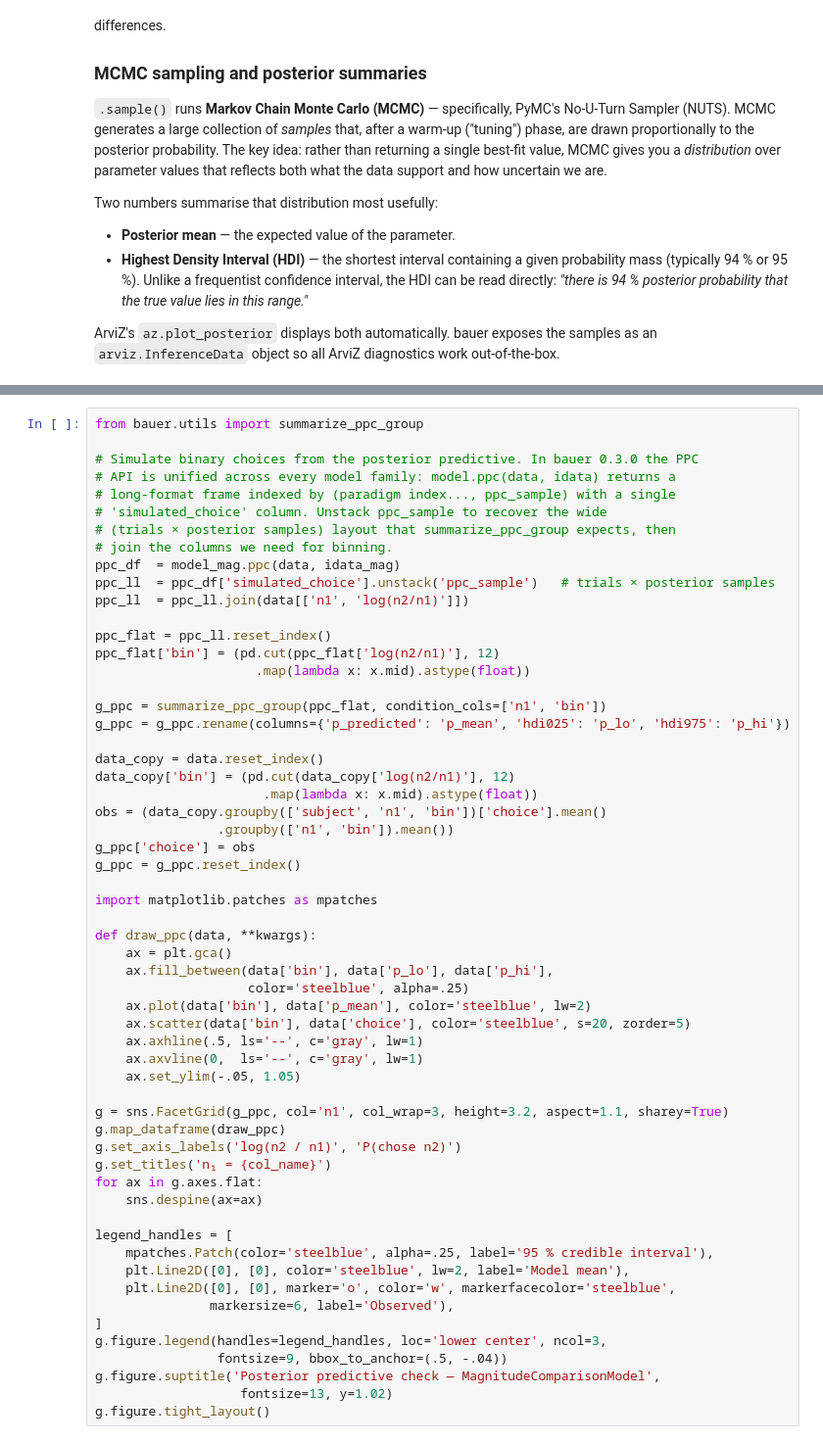
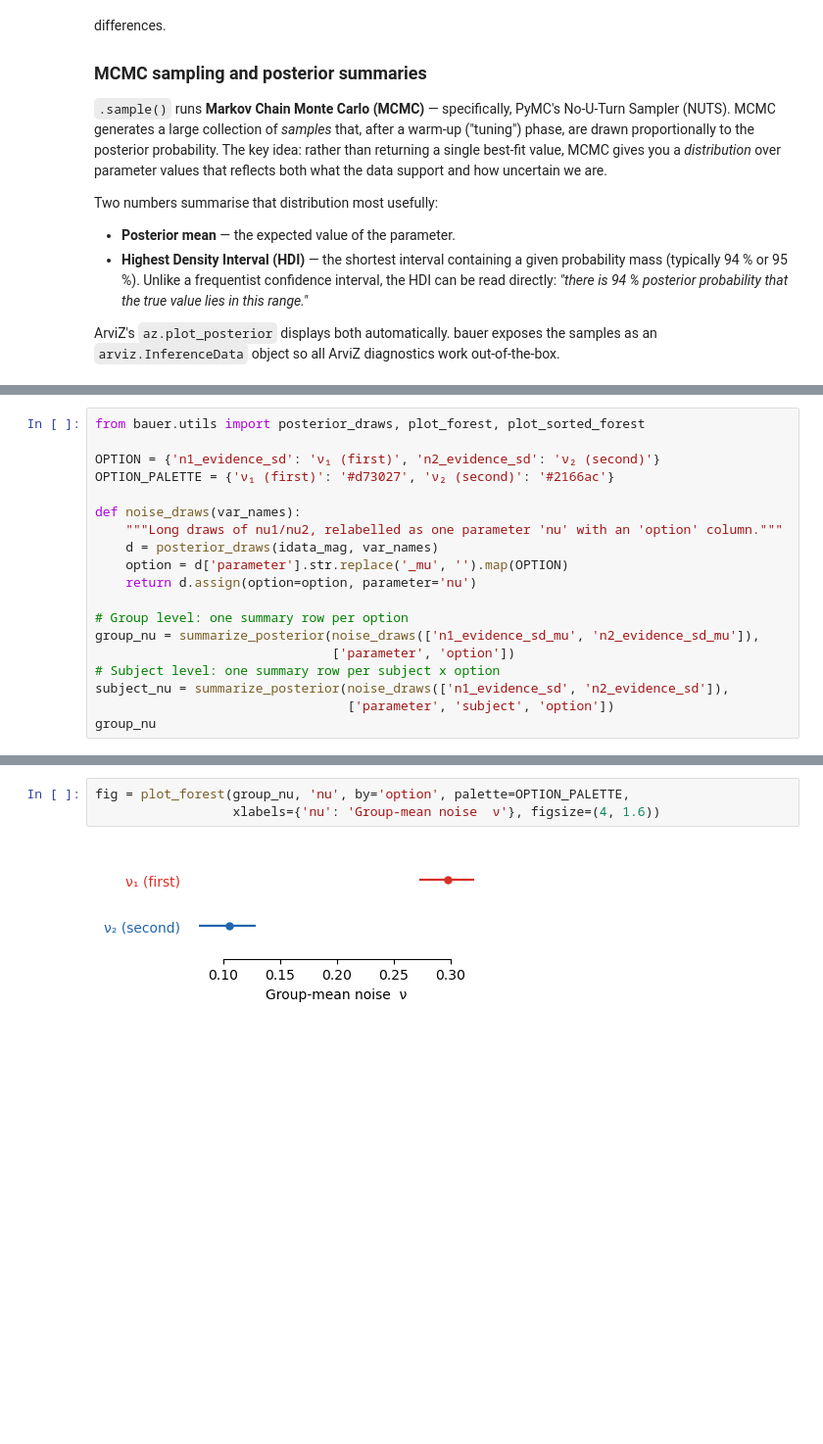
Before and after one commit to ruffgroup/bauer, a Jupyter notebook: docs/tutorial/lesson1.ipynb, the cells around one changed output, grey strips where cells are left out. Shown at 98% size. Drawn from its saved outputs; the diff is of its cells as text; blank space fills up the shorter version.

```diff
--- a/docs/tutorial/lesson1.ipynb
+++ b/docs/tutorial/lesson1.ipynb
@@ -648,0 +631,19 @@ capture the different slopes across $n_1$ values (the Weber's-law signature).
+# %%
+from bauer.utils import posterior_draws, plot_forest, plot_sorted_forest
+
+OPTION = {'n1_evidence_sd': 'ν₁ (first)', 'n2_evidence_sd': 'ν₂ (second)'}
+OPTION_PALETTE = {'ν₁ (first)': '#d73027', 'ν₂ (second)': '#2166ac'}
+
+def noise_draws(var_names):
+    """Long draws of nu1/nu2, relabelled as one parameter 'nu' with an 'option' column."""
+    d = posterior_draws(idata_mag, var_names)
+    option = d['parameter'].str.replace('_mu', '').map(OPTION)
+    return d.assign(option=option, parameter='nu')
+
+# Group level: one summary row per option
+group_nu = summarize_posterior(noise_draws(['n1_evidence_sd_mu', 'n2_evidence_sd_mu']),
+                               ['parameter', 'option'])
+# Subject level: one summary row per subject x option
+subject_nu = summarize_posterior(noise_draws(['n1_evidence_sd', 'n2_evidence_sd']),
+                                 ['parameter', 'subject', 'option'])
+group_nu
@@ -649,58 +654,5 @@ capture the different slopes across $n_1$ values (the Weber's-law signature).
 # %%
-from bauer.utils import summarize_ppc_group
-
-# Simulate binary choices from the posterior predictive. In bauer 0.3.0 the PPC
-# API is unified across every model family: model.ppc(data, idata) returns a
-# long-format frame indexed by (paradigm index..., ppc_sample) with a single
-# 'simulated_choice' column. Unstack ppc_sample to recover the wide
-# (trials × posterior samples) layout that summarize_ppc_group expects, then
-# join the columns we need for binning.
-ppc_df  = model_mag.ppc(data, idata_mag)
-ppc_ll  = ppc_df['simulated_choice'].unstack('ppc_sample')   # trials × posterior samples
-ppc_ll  = ppc_ll.join(data[['n1', 'log(n2/n1)']])
-
-ppc_flat = ppc_ll.reset_index()
-ppc_flat['bin'] = (pd.cut(ppc_flat['log(n2/n1)'], 12)
-                     .map(lambda x: x.mid).astype(float))
-
-g_ppc = summarize_ppc_group(ppc_flat, condition_cols=['n1', 'bin'])
-g_ppc = g_ppc.rename(columns={'p_predicted': 'p_mean', 'hdi025': 'p_lo', 'hdi975': 'p_hi'})
-
-data_copy = data.reset_index()
-data_copy['bin'] = (pd.cut(data_copy['log(n2/n1)'], 12)
-                      .map(lambda x: x.mid).astype(float))
-obs = (data_copy.groupby(['subject', 'n1', 'bin'])['choice'].mean()
-                .groupby(['n1', 'bin']).mean())
-g_ppc['choice'] = obs
-g_ppc = g_ppc.reset_index()
-
-import matplotlib.patches as mpatches
-
-def draw_ppc(data, **kwargs):
-    ax = plt.gca()
-    ax.fill_between(data['bin'], data['p_lo'], data['p_hi'],
-                    color='steelblue', alpha=.25)
-    ax.plot(data['bin'], data['p_mean'], color='steelblue', lw=2)
-    ax.scatter(data['bin'], data['choice'], color='steelblue', s=20, zorder=5)
-    ax.axhline(.5, ls='--', c='gray', lw=1)
-    ax.axvline(0,  ls='--', c='gray', lw=1)
-    ax.set_ylim(-.05, 1.05)
-
-g = sns.FacetGrid(g_ppc, col='n1', col_wrap=3, height=3.2, aspect=1.1, sharey=True)
-g.map_dataframe(draw_ppc)
-g.set_axis_labels('log(n2 / n1)', 'P(chose n2)')
-g.set_titles('n₁ = {col_name}')
-for ax in g.axes.flat:
-    sns.despine(ax=ax)
-
-legend_handles = [
-    mpatches.Patch(color='steelblue', alpha=.25, label='95 % credible interval'),
-    plt.Line2D([0], [0], color='steelblue', lw=2, label='Model mean'),
-    plt.Line2D([0], [0], marker='o', color='w', markerfacecolor='steelblue',
-               markersize=6, label='Observed'),
-]
-g.figure.legend(handles=legend_handles, loc='lower center', ncol=3,
-                fontsize=9, bbox_to_anchor=(.5, -.04))
-g.figure.suptitle('Posterior predictive check — MagnitudeComparisonModel',
-                   fontsize=13, y=1.02)
-g.figure.tight_layout()
+fig = plot_forest(group_nu, 'nu', by='option', palette=OPTION_PALETTE,
+                  xlabels={'nu': 'Group-mean noise  ν'}, figsize=(4, 1.6))
+# %% [output]
+[figure, added]
```
Also changed, not shown: parts of 22 cells of this notebook, 4 other files.
